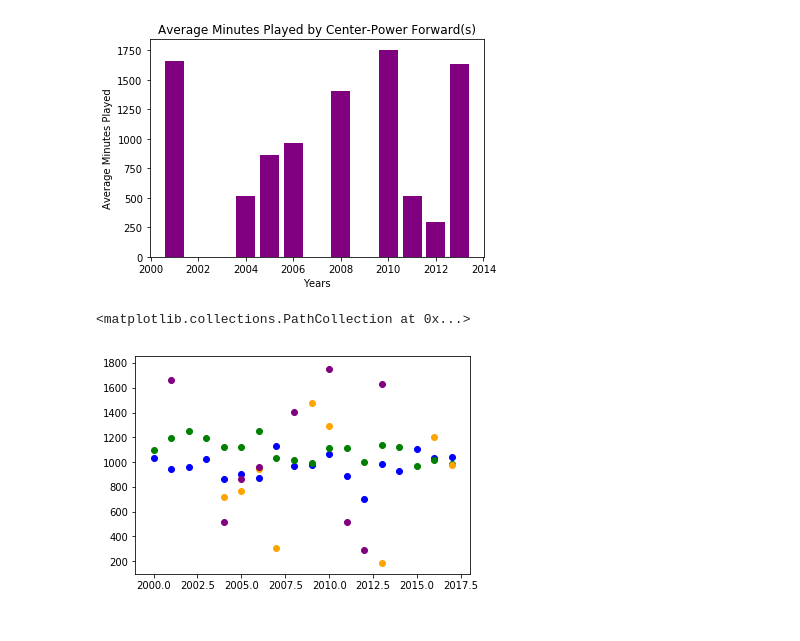
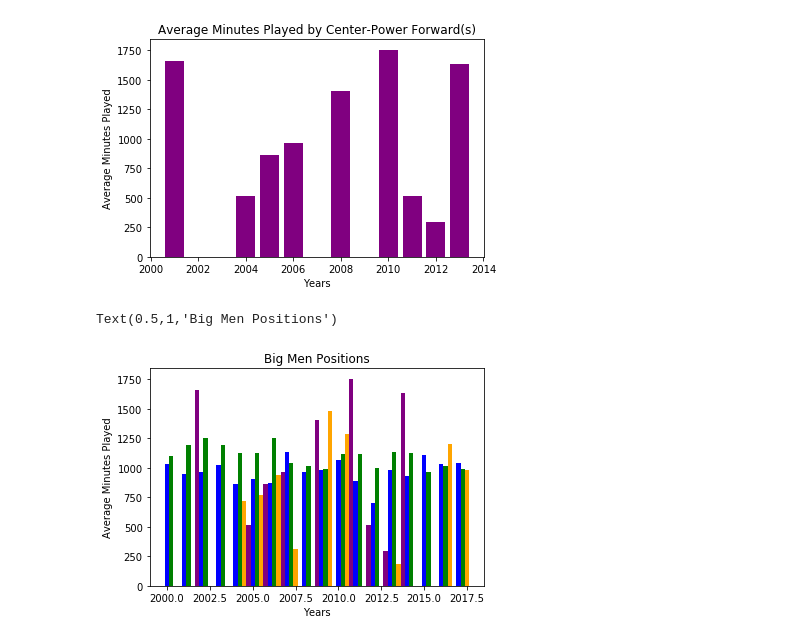
Before and after one commit to logan7734/Project1_repo, a Jupyter notebook: Project Code(Ovais).ipynb, the cells around one changed output. Drawn from its saved outputs; the diff is of its cells as text; code cells hidden in the pictures.

```diff
--- a/Project Code(Ovais).ipynb
+++ b/Project Code(Ovais).ipynb
@@ -178,13 +204,17 @@ Text(0.5,1,'Average Minutes Played by Center-Power Forward(s)')
 # %%
 #all Together
 
-plt.scatter(centers_min["Year"], centers_min["MP"], c='Blue')
-plt.scatter(pf_min["Year"],pf_min["MP"],c="Green")
-plt.scatter(pf_c_min["Year"],pf_c_min["MP"],c="orange")
-plt.scatter(c_pfmin["Year"],c_pfmin["MP"],c="purple")
+plt.bar(centers_min["Year"] + 0, centers_min["MP"], color='Blue', width = 0.25)
+plt.bar(pf_min["Year"] + 0.25,pf_min["MP"],color="Green", width = 0.25)
+plt.bar(pf_c_min["Year"] + 0.5,pf_c_min["MP"],color="orange", width = 0.25)
+plt.bar(c_pfmin["Year"] + 0.75,c_pfmin["MP"],color="purple", width = 0.25)
+
+plt.xlabel("Years")
+plt.ylabel("Average Minutes Played")
+plt.title("Big Men Positions")
 # %% [output]
-<matplotlib.collections.PathCollection at 0x...>
+Text(0.5,1,'Big Men Positions')
-[figure, old version]
+[figure, new version]
 # %%
 #Disregard
 
```
Also changed, not shown: parts of 4 cells of this notebook.
